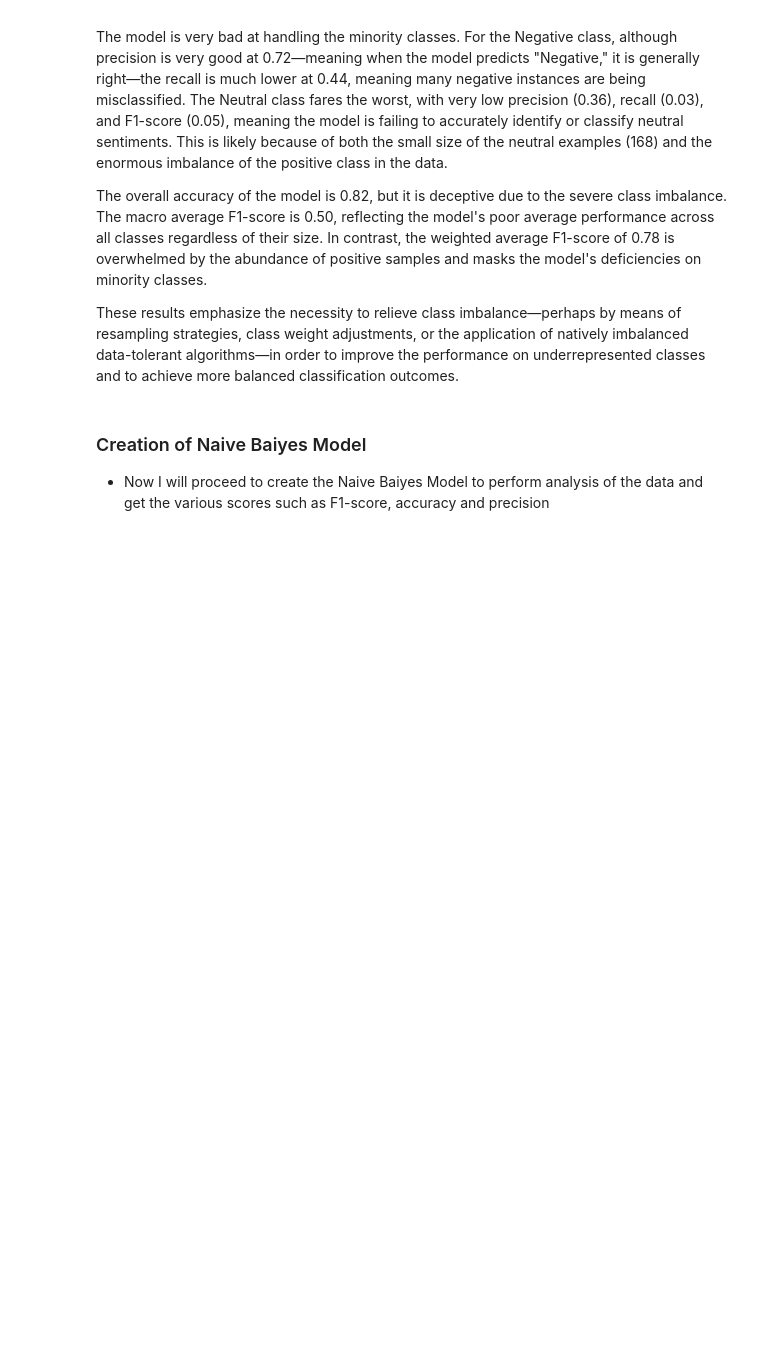
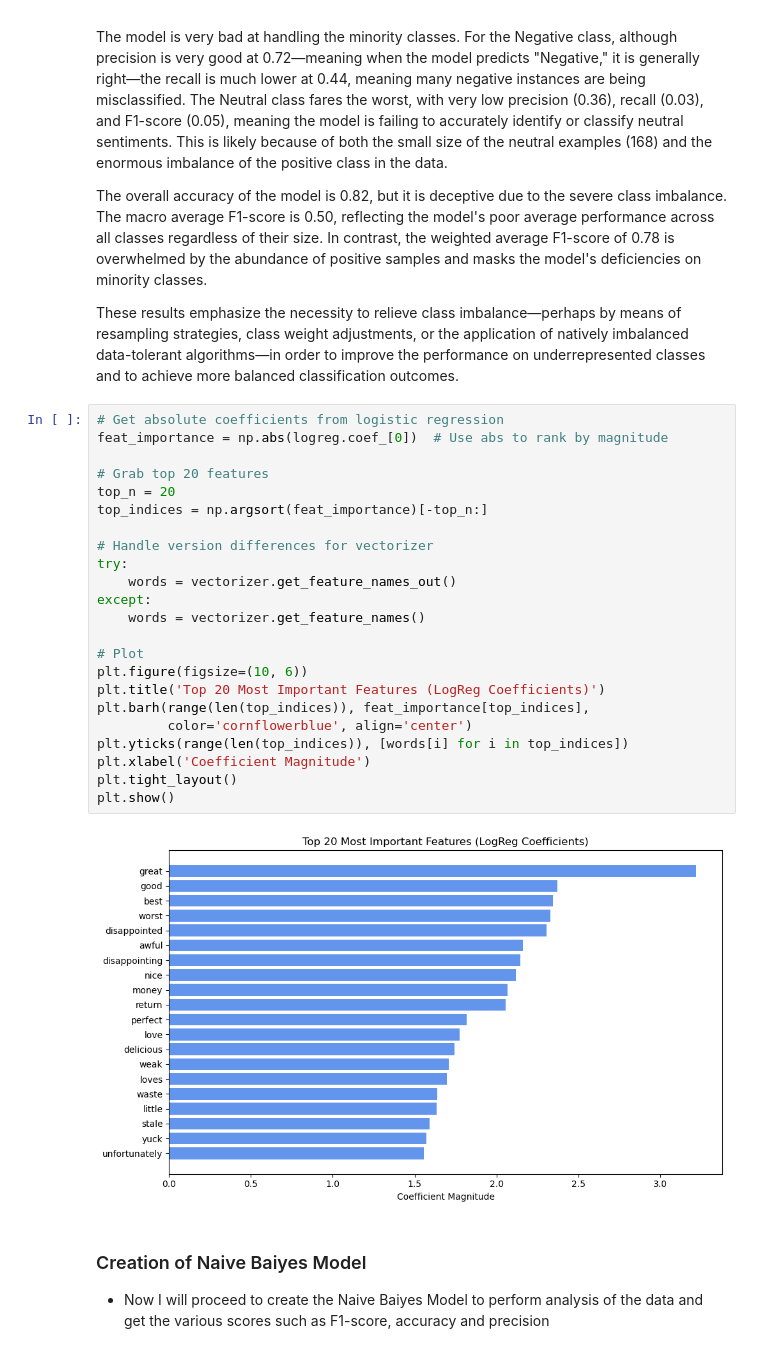
Before and after one commit to kdizz/Group9Phase4, a Jupyter notebook: Main project.ipynb, the cells around one changed output. Cells and saved outputs as stored; diff of their text form; blank space fills up the shorter version.

Commit message:
added feature importance graphs

```diff
--- a/Main project.ipynb
+++ b/Main project.ipynb
@@ -321,6 +321,31 @@ The model is very bad at handling the minority classes. For the Negative class,
 The overall accuracy of the model is 0.82, but it is deceptive due to the severe class imbalance. The macro average F1-score is 0.50, reflecting the model's poor average performance across all classes regardless of their size. In contrast, the weighted average F1-score of 0.78 is overwhelmed by the abundance of positive samples and masks the model's deficiencies on minority classes.
 
 These results emphasize the necessity to relieve class imbalance—perhaps by means of resampling strategies, class weight adjustments, or the application of natively imbalanced data-tolerant algorithms—in order to improve the performance on underrepresented classes and to achieve more balanced classification outcomes.
+# %%
+# Get absolute coefficients from logistic regression
+feat_importance = np.abs(logreg.coef_[0])  # Use abs to rank by magnitude
+
+# Grab top 20 features
+top_n = 20
+top_indices = np.argsort(feat_importance)[-top_n:]
+
+# Handle version differences for vectorizer
+try:
+    words = vectorizer.get_feature_names_out()
+except:
+    words = vectorizer.get_feature_names()
+
+# Plot
+plt.figure(figsize=(10, 6))
+plt.title('Top 20 Most Important Features (LogReg Coefficients)')
+plt.barh(range(len(top_indices)), feat_importance[top_indices],
+         color='cornflowerblue', align='center')
+plt.yticks(range(len(top_indices)), [words[i] for i in top_indices])
+plt.xlabel('Coefficient Magnitude')
+plt.tight_layout()
+plt.show()
+# %% [output]
+[figure, added]
 # %% [markdown]
 ### Creation of Naive Baiyes Model
 * Now I will proceed to create the Naive Baiyes Model to perform analysis of the data and get the various scores such as F1-score, accuracy and precision
```
Also changed, not shown: parts of 13 cells of this notebook, 1 other file.
